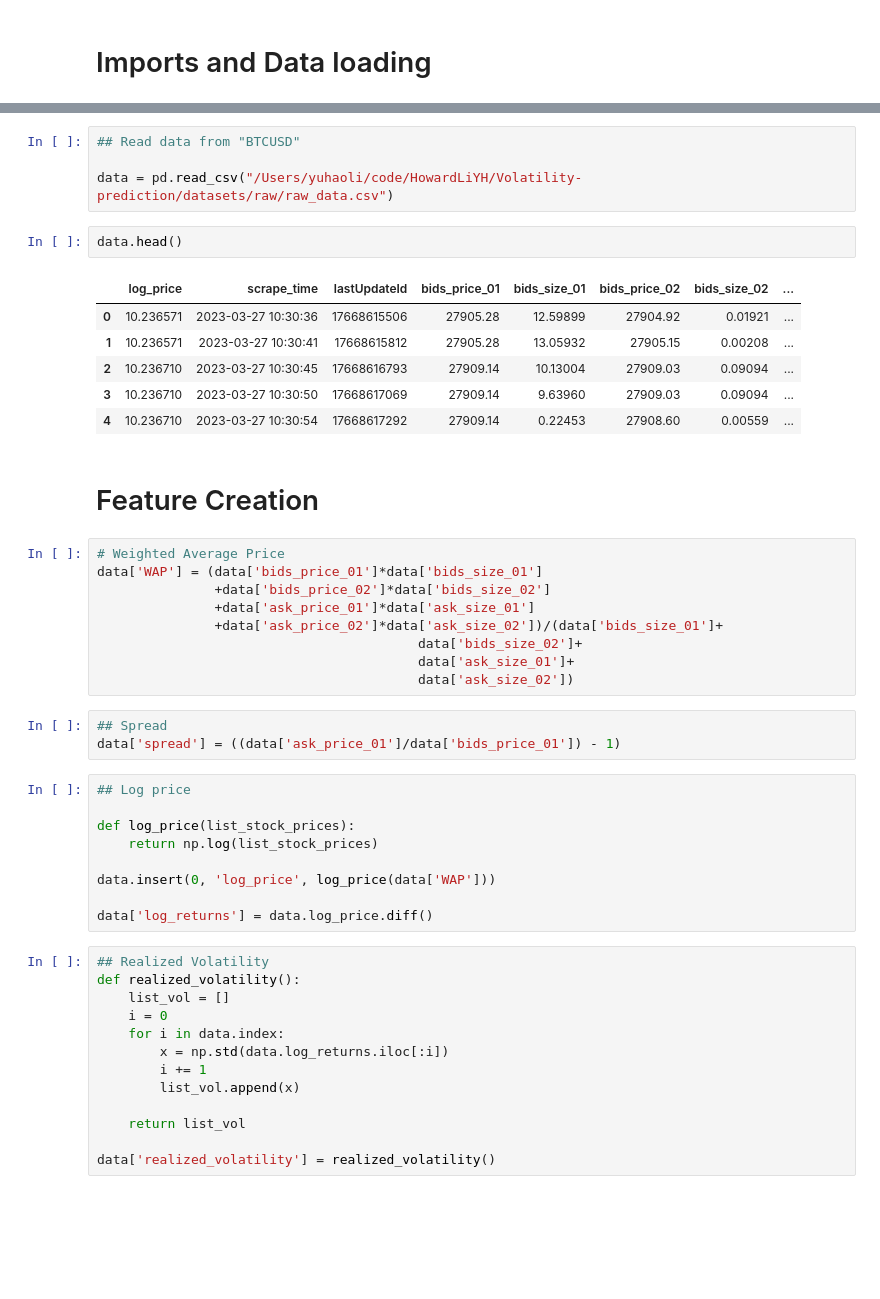
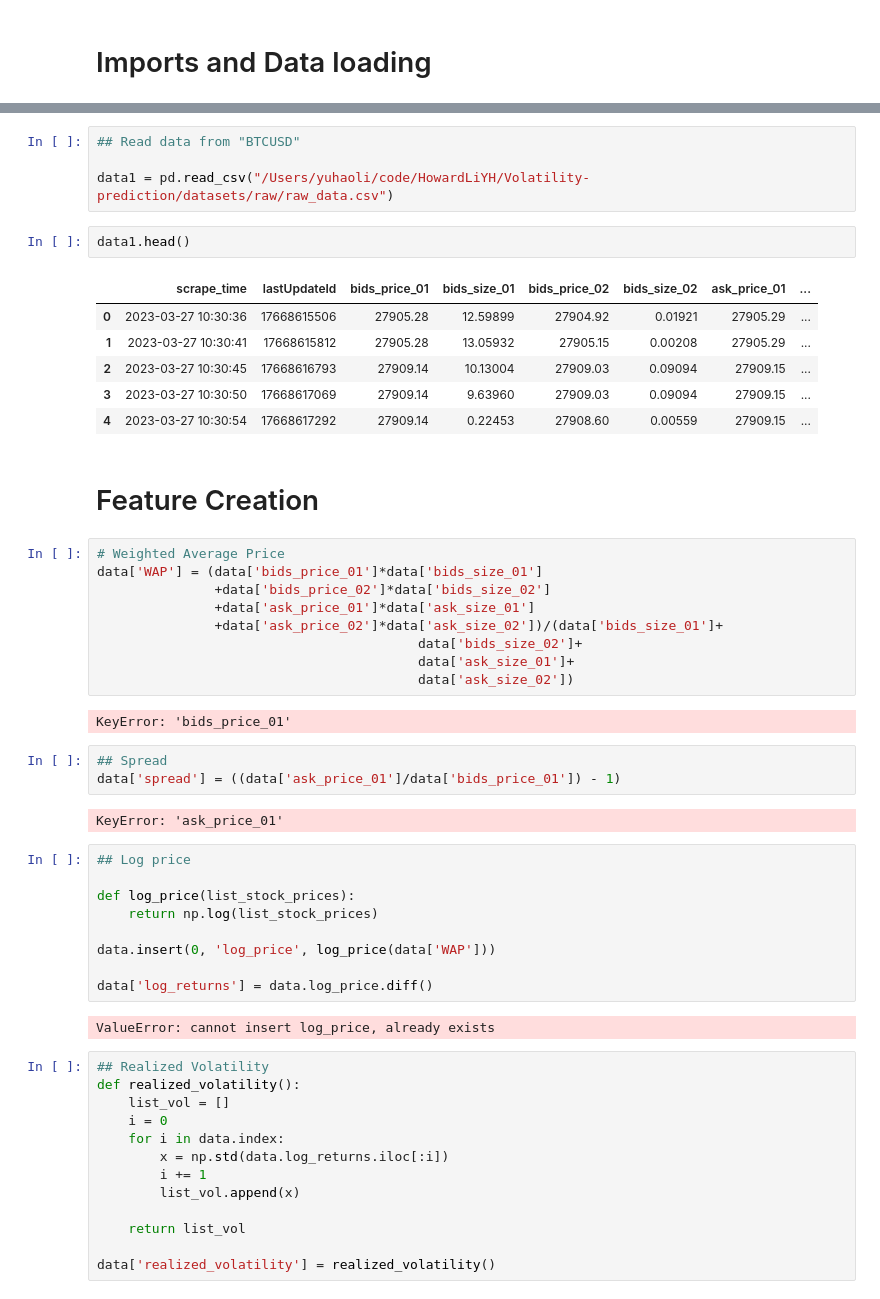
Before and after one commit to HowardLiYH/Volatility-prediction, a Jupyter notebook: Model_testing_Howard.ipynb, the cells around one changed output, grey strips where cells are left out. Cells and saved outputs as stored; diff of their text form; blank space fills up the shorter version.

```diff
--- a/Model_testing_Howard.ipynb
+++ b/Model_testing_Howard.ipynb
@@ -34,16 +57,16 @@ from statsmodels.tsa.seasonal import seasonal_decompose
 # %%
 ## Read data from "BTCUSD"
 
-data = pd.read_csv("/Users/yuhaoli/code/HowardLiYH/Volatility-prediction/datasets/raw/raw_data.csv")
+data1 = pd.read_csv("/Users/yuhaoli/code/HowardLiYH/Volatility-prediction/datasets/raw/raw_data.csv")
 # %%
-data.head()
+data1.head()
 # %% [output]
-|  | log_price | scrape_time | lastUpdateId | bids_price_01 | bids_size_01 | bids_price_02 | bids_size_02 | ... |
-| 0 | 10.236571 | 2023-03-27 10:30:36 | 17668615506 | 27905.28 | 12.59899 | 27904.92 | 0.01921 | ... |
-| 1 | 10.236571 | 2023-03-27 10:30:41 | 17668615812 | 27905.28 | 13.05932 | 27905.15 | 0.00208 | ... |
-| 2 | 10.236710 | 2023-03-27 10:30:45 | 17668616793 | 27909.14 | 10.13004 | 27909.03 | 0.09094 | ... |
-| 3 | 10.236710 | 2023-03-27 10:30:50 | 17668617069 | 27909.14 | 9.63960 | 27909.03 | 0.09094 | ... |
-| 4 | 10.236710 | 2023-03-27 10:30:54 | 17668617292 | 27909.14 | 0.22453 | 27908.60 | 0.00559 | ... |
+|  | scrape_time | lastUpdateId | bids_price_01 | bids_size_01 | bids_price_02 | bids_size_02 | ask_price_01 | ... |
+| 0 | 2023-03-27 10:30:36 | 17668615506 | 27905.28 | 12.59899 | 27904.92 | 0.01921 | 27905.29 | ... |
+| 1 | 2023-03-27 10:30:41 | 17668615812 | 27905.28 | 13.05932 | 27905.15 | 0.00208 | 27905.29 | ... |
+| 2 | 2023-03-27 10:30:45 | 17668616793 | 27909.14 | 10.13004 | 27909.03 | 0.09094 | 27909.15 | ... |
+| 3 | 2023-03-27 10:30:50 | 17668617069 | 27909.14 | 9.63960 | 27909.03 | 0.09094 | 27909.15 | ... |
+| 4 | 2023-03-27 10:30:54 | 17668617292 | 27909.14 | 0.22453 | 27908.60 | 0.00559 | 27909.15 | ... |
 # %% [markdown]
 # Feature Creation
 # %%
@@ -55,9 +78,13 @@ data['WAP'] = (data['bids_price_01']*data['bids_size_01']
                                          data['bids_size_02']+
                                          data['ask_size_01']+
                                          data['ask_size_02'])
+# %% [output]
+KeyError: 'bids_price_01'
 # %%
 ## Spread
 data['spread'] = ((data['ask_price_01']/data['bids_price_01']) - 1)
+# %% [output]
+KeyError: 'ask_price_01'
 # %%
 ## Log price
 
@@ -67,6 +94,8 @@ def log_price(list_stock_prices):
 data.insert(0, 'log_price', log_price(data['WAP']))
 
 data['log_returns'] = data.log_price.diff()
+# %% [output]
+ValueError: cannot insert log_price, already exists
 # %%
 ## Realized Volatility
 def realized_volatility():
```
Also changed, not shown: parts of 168 cells of this notebook, 8 other files.
